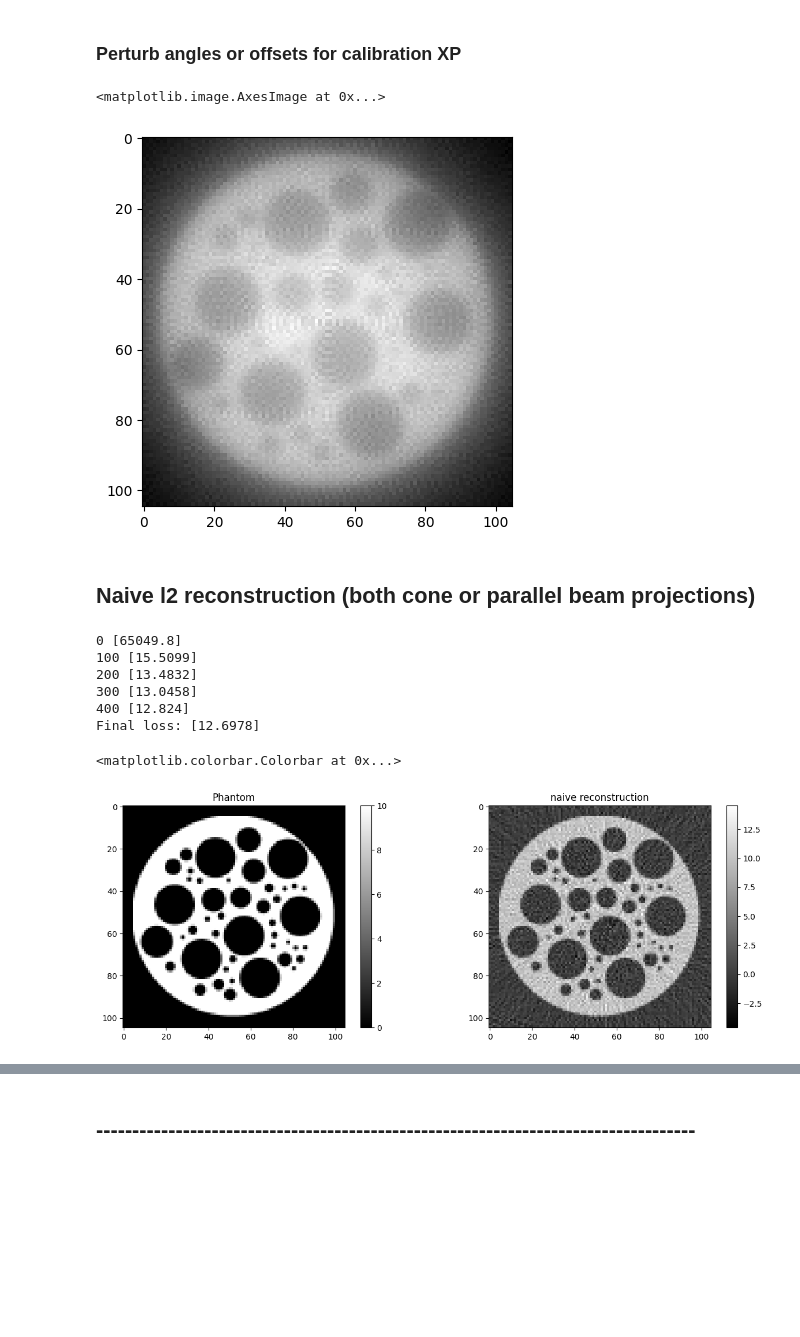
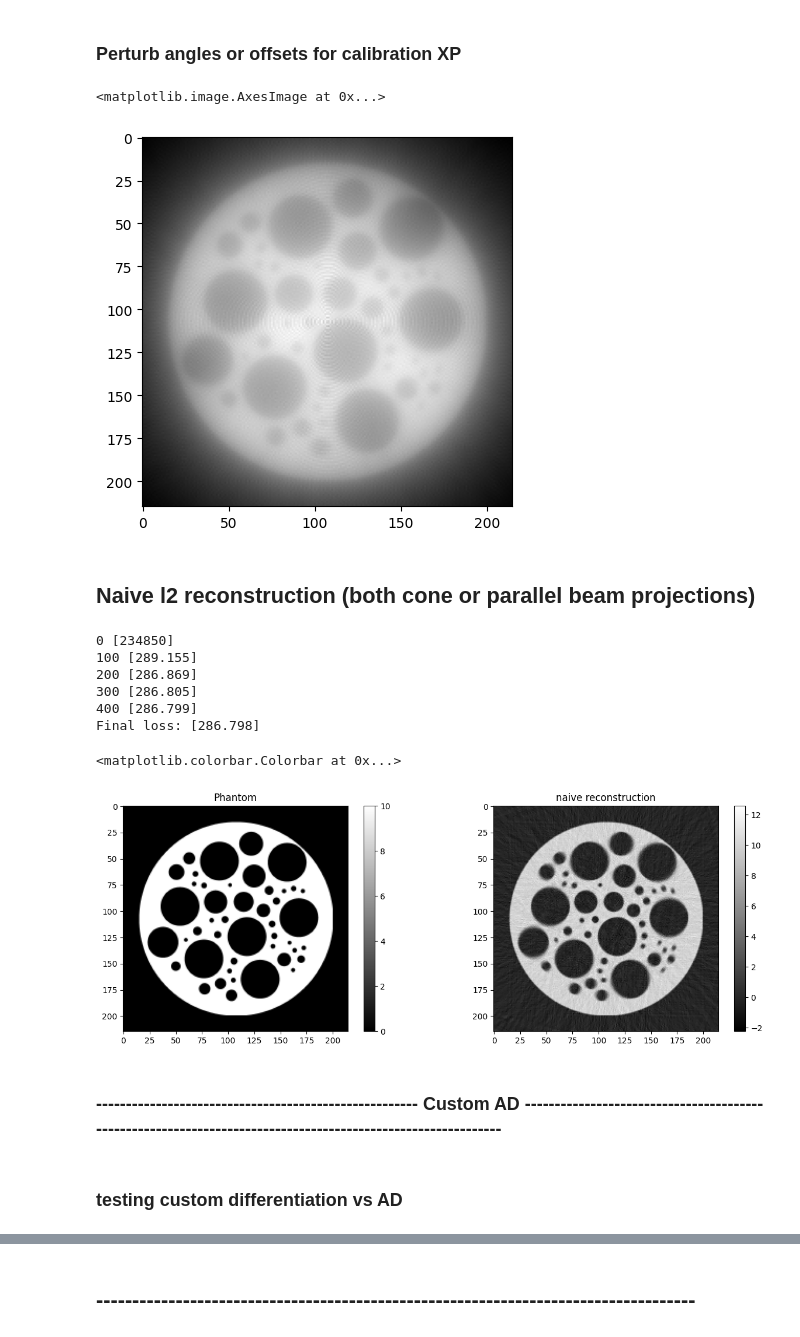
Before and after one commit to SepandKashani/xrt_toolkit, a Jupyter notebook: src/calibration.ipynb, the cells around one changed output, grey strips where cells are left out. Cells and saved outputs as stored; diff of their text form; code cells hidden in the pictures; blank space fills up the shorter version.

```diff
--- a/src/calibration.ipynb
+++ b/src/calibration.ipynb
@@ -19,14 +21,14 @@ def create_phantom(N_side):
     seed = 0
     np.random.seed(seed)
     p1 = xd.Foam(size_range=[0.1, 0.01], gap=0.025, porosity=0.5)
-    phantom = xd.discrete_phantom(p1, N_side-5) * 10
-    phantom = np.pad(phantom, 5)
+    phantom = xd.discrete_phantom(p1, N_side-15) * 10
+    phantom = np.pad(phantom, 15)
     phantom = np.abs(phantom)
     return xp.array(phantom)
 
-_x = create_phantom(100)
+_x = create_phantom(200)
 x_th = th.tensor(_x, device=device, dtype=th.float32)
 v_shape = x_th.shape
-n_angles = v_shape[0]
+n_angles = v_shape[0]*4
 print(v_shape, x_th.min(), x_th.max())
 # %% [output]
@@ -34,8 +36,6 @@ torch.Size([105, 105]) tensor(0., device='cuda:0') tensor(10., device='cuda:0')
 # %%
-def set_operators_parallel_beam_dr(N_side, N_angle, N_offset, pitch, angles):
+def set_operators_parallel_beam_dr(N_side, N_angle, N_offset, pitch, angles, t_offset):
     angles = Float(angles)
-    t_max = pitch * (N_side - 1) / 2 * dr.sqrt(2.0)
-    t_offset = dr.linspace(Float, -t_max, t_max, N_offset)
     A, T = dr.meshgrid(angles, t_offset, indexing='ij')
     M = N_angle * N_offset
     A = dr.reshape(A, shape=(M,))
@@ -181,7 +181,7 @@ if geom == "cone":
     ray_spec = cone_beam(
         sod=400.0,
         sdd=550.0,
-        angles=dr.linspace(Float, 0, dr.pi, n_angles),
+        angles=dr.linspace(Float, 0., dr.pi-0., n_angles),
         detector_spec=DetectorSpec(1.5*v_shape[0], 2*v_shape[0]),
     )
     knot_spec = xtk.UniformSpec(start=(-v_shape[0]//2, -v_shape[0]//2), step=(1, 1), num=(v_shape[0], v_shape[1]))
@@ -193,8 +193,10 @@ if geom == "parallel":
         N_angle=n_angles,
         N_offset=2*v_shape[0],
         pitch=1.0,
-        angles=angles
+        angles=angles,
+        t_offset = dr.linspace(Float, -(v_shape[0] - 1) / 2 * dr.sqrt(2.0), (v_shape[0] - 1) / 2 * dr.sqrt(2.0), 2*v_shape[0])
     )
+
     ray_spec = (t_spec_dr, n_spec_dr)
     N_ray = max(t_spec_dr.shape[1], t_spec_dr.shape[1])
     knot_spec = xtk.UniformSpec(start=0, step=(1, 1), num=(v_shape[0], v_shape[1]))
@@ -218,16 +220,18 @@ plt.show()
 # %% [markdown]
 ### Perturb angles or offsets for calibration XP
 # %%
+rng = dr.rng(seed=0)
 if geom == "parallel":
-    np_perturb_angles = np.linspace(0, np.pi, n_angles, endpoint=False) + np.random.normal(0, 0.01, n_angles)
-    # np_perturb_angles = np.random.uniform(0, np.pi, n_angles)
+    np_perturb_angles = np.linspace(0., np.pi, n_angles, endpoint=False) + np.random.normal(0, 0.02, n_angles)
     angles_perturbed = Float(np_perturb_angles)
+    t_offset_perturbed = dr.linspace(Float, -(v_shape[0] - 1) / 2 * dr.sqrt(2.0), (v_shape[0] - 1) / 2 * dr.sqrt(2.0), 2*v_shape[0]) #+ rng.random(Float, 2*v_shape[0]) * 1
     t_spec_dr, n_spec_dr = set_operators_parallel_beam_dr(
         N_side=v_shape[0],
         N_angle=n_angles,
         N_offset=2*v_shape[0],
         pitch=1.0,
-        angles=angles_perturbed
+        angles=angles_perturbed,
+        t_offset = t_offset_perturbed
     )
     ray_spec = (t_spec_dr, n_spec_dr)
 
@@ -245,47 +249,50 @@ plt.figure()
 plt.imshow(th.asarray(backproj).cpu().reshape(v_shape), cmap='gray')
 # %% [output]
 <matplotlib.image.AxesImage at 0x...>
-[figure, old version]
+[figure, new version]
 # %% [markdown]
 ## Naive l2 reconstruction (both cone or parallel beam projections)
 # %%
 from drjit.opt import Adam, GradScaler, SGD
 
+tv = lambda x: dr.sum(dr.abs(x[1:] - x[:-1])) + dr.sum(dr.abs(x[:,1:] - x[:,:-1]))
 def loss(x_input):
     r = fp(ray_spec, knot_spec, order, x_input) - y_dr
-    return 0.5*dr.mean(r*r)
+    return 0.5*dr.mean(r*r) + 0.0001*tv(dr.reshape(TensorXf(x_input), v_shape))
 
 x_init = dr.zeros_like(x_dr)
 x = x_init
 opt = Adam(lr=5, params={'x': x})
 scaler = GradScaler()
 
 for i in range(500):
     x[:] = Float(opt['x'])
     l = loss(x)
     dr.backward(scaler.scale(l))
     scaler.step(opt)
     if i % 100 == 0:
         print(i, l)
 
 x_sol = opt['x']
 print('Final loss:', loss(x_sol))
 
 plt.figure(figsize=(15,5))
 plt.subplot(1,2,1)
 plt.imshow(x_th.cpu().reshape(v_shape), cmap='gray')
 plt.title('Phantom')
 plt.colorbar()
 plt.subplot(1,2,2)
 plt.imshow(th.asarray(x_sol).cpu().reshape(v_shape), cmap='gray')
 plt.title('naive reconstruction')
 plt.colorbar()
 # %% [output]
-0 [65049.8]
-100 [15.5099]
-200 [13.4832]
-300 [13.0458]
-400 [12.824]
-Final loss: [12.6978]
+0 [234850]
+100 [289.155]
+200 [286.869]
+300 [286.805]
+400 [286.799]
+Final loss: [286.798]
 <matplotlib.colorbar.Colorbar at 0x...>
-[figure, old version]
+[figure, new version]
+# %% [markdown]
+### ------------------------------------------------------ Custom AD ------------------------------------------------------------------------------------------------------------
@@ -291,0 +345,2 @@ Final loss: [12.6978]
+# %% [markdown]
+### testing custom differentiation vs AD
```
Also changed, not shown: parts of 19 cells of this notebook, 6 other files.
